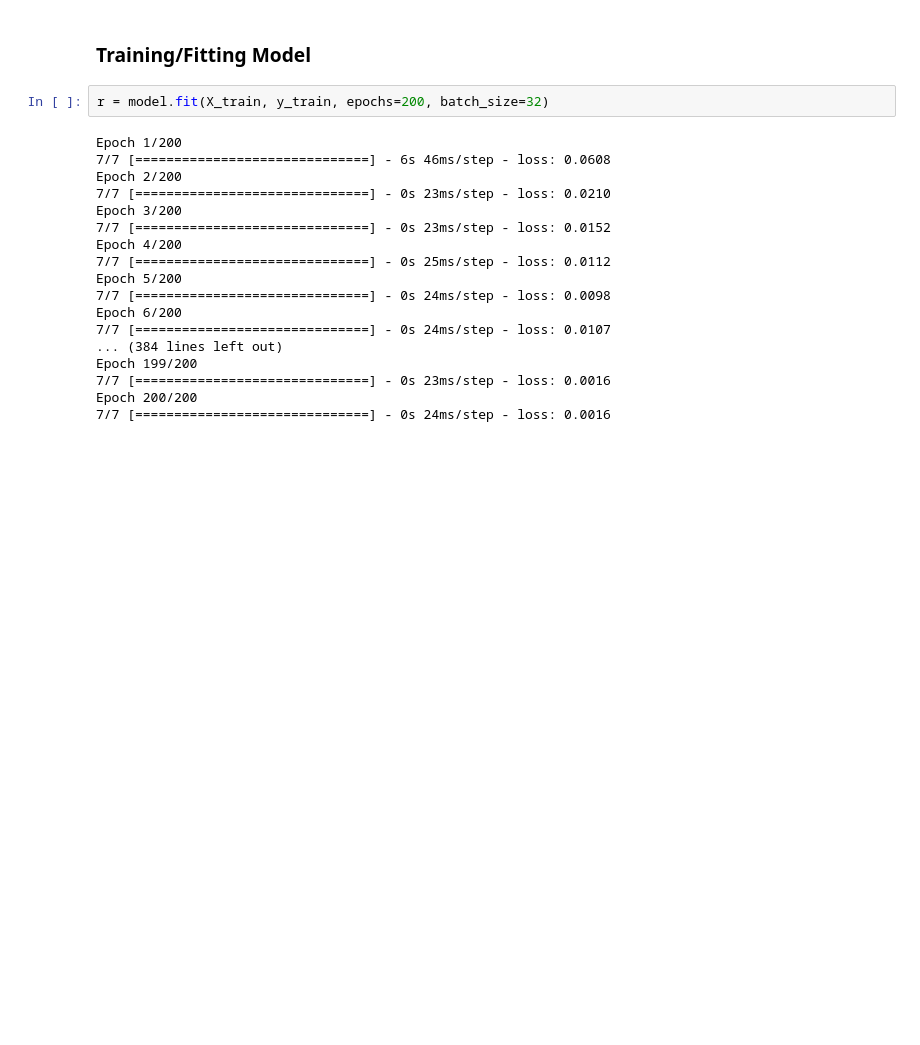
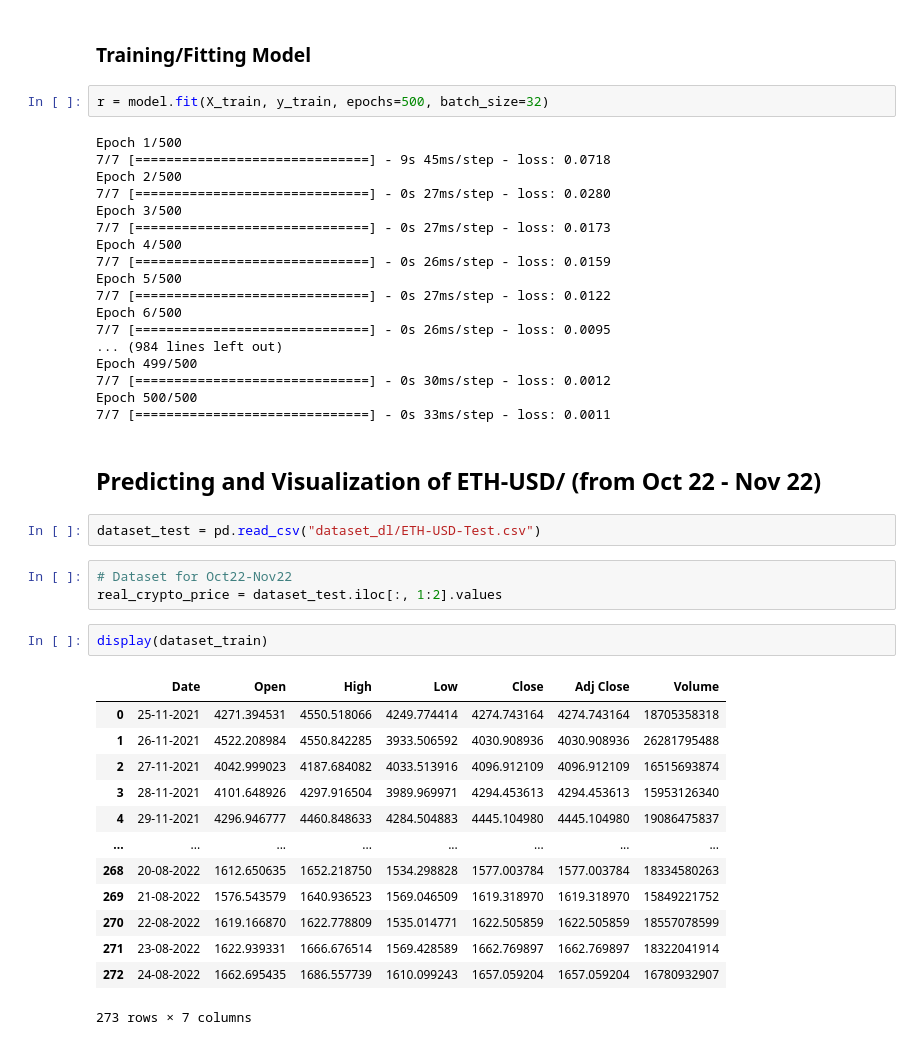
Before and after one commit to abhimanyus1997/ML-Basics, a Jupyter notebook: deeplearning/04-RNN.ipynb, the cells around one changed output. Cells and saved outputs as stored; diff of their text form; blank space fills up the shorter version.

```diff
--- a/deeplearning/04-RNN.ipynb
+++ b/deeplearning/04-RNN.ipynb
@@ -185,22 +201,45 @@ _________________________________________________________________
 # %% [markdown]
 ### Training/Fitting Model
 # %%
-r = model.fit(X_train, y_train, epochs=200, batch_size=32)
+r = model.fit(X_train, y_train, epochs=500, batch_size=32)
 # %% [output]
-Epoch 1/200
-7/7 [==============================] - 6s 46ms/step - loss: 0.0608
-Epoch 2/200
-7/7 [==============================] - 0s 23ms/step - loss: 0.0210
-Epoch 3/200
-7/7 [==============================] - 0s 23ms/step - loss: 0.0152
-Epoch 4/200
-7/7 [==============================] - 0s 25ms/step - loss: 0.0112
-Epoch 5/200
-7/7 [==============================] - 0s 24ms/step - loss: 0.0098
-Epoch 6/200
-7/7 [==============================] - 0s 24ms/step - loss: 0.0107
-... (384 lines left out)
-Epoch 199/200
-7/7 [==============================] - 0s 23ms/step - loss: 0.0016
-Epoch 200/200
-7/7 [==============================] - 0s 24ms/step - loss: 0.0016
+Epoch 1/500
+7/7 [==============================] - 9s 45ms/step - loss: 0.0718
+Epoch 2/500
+7/7 [==============================] - 0s 27ms/step - loss: 0.0280
+Epoch 3/500
+7/7 [==============================] - 0s 27ms/step - loss: 0.0173
+Epoch 4/500
+7/7 [==============================] - 0s 26ms/step - loss: 0.0159
+Epoch 5/500
+7/7 [==============================] - 0s 27ms/step - loss: 0.0122
+Epoch 6/500
+7/7 [==============================] - 0s 26ms/step - loss: 0.0095
+... (984 lines left out)
+Epoch 499/500
+7/7 [==============================] - 0s 30ms/step - loss: 0.0012
+Epoch 500/500
+7/7 [==============================] - 0s 33ms/step - loss: 0.0011
+# %% [markdown]
+## Predicting and Visualization of ETH-USD/ (from Oct 22 - Nov 22)
+# %%
+dataset_test = pd.read_csv("dataset_dl/ETH-USD-Test.csv")
+# %%
+# Dataset for Oct22-Nov22
+real_crypto_price = dataset_test.iloc[:, 1:2].values
+# %%
+display(dataset_train)
+# %% [output]
+|  | Date | Open | High | Low | Close | Adj Close | Volume |
+| 0 | 25-11-2021 | 4271.394531 | 4550.518066 | 4249.774414 | 4274.743164 | 4274.743164 | 18705358318 |
+| 1 | 26-11-2021 | 4522.208984 | 4550.842285 | 3933.506592 | 4030.908936 | 4030.908936 | 26281795488 |
+| 2 | 27-11-2021 | 4042.999023 | 4187.684082 | 4033.513916 | 4096.912109 | 4096.912109 | 16515693874 |
+| 3 | 28-11-2021 | 4101.648926 | 4297.916504 | 3989.969971 | 4294.453613 | 4294.453613 | 15953126340 |
+| 4 | 29-11-2021 | 4296.946777 | 4460.848633 | 4284.504883 | 4445.104980 | 4445.104980 | 19086475837 |
+| ... | ... | ... | ... | ... | ... | ... | ... |
+| 268 | 20-08-2022 | 1612.650635 | 1652.218750 | 1534.298828 | 1577.003784 | 1577.003784 | 18334580263 |
+| 269 | 21-08-2022 | 1576.543579 | 1640.936523 | 1569.046509 | 1619.318970 | 1619.318970 | 15849221752 |
+| 270 | 22-08-2022 | 1619.166870 | 1622.778809 | 1535.014771 | 1622.505859 | 1622.505859 | 18557078599 |
+| 271 | 23-08-2022 | 1622.939331 | 1666.676514 | 1569.428589 | 1662.769897 | 1662.769897 | 18322041914 |
+| 272 | 24-08-2022 | 1662.695435 | 1686.557739 | 1610.099243 | 1657.059204 | 1657.059204 | 16780932907 |
+273 rows × 7 columns
```
Also changed, not shown: parts of 16 cells of this notebook.
